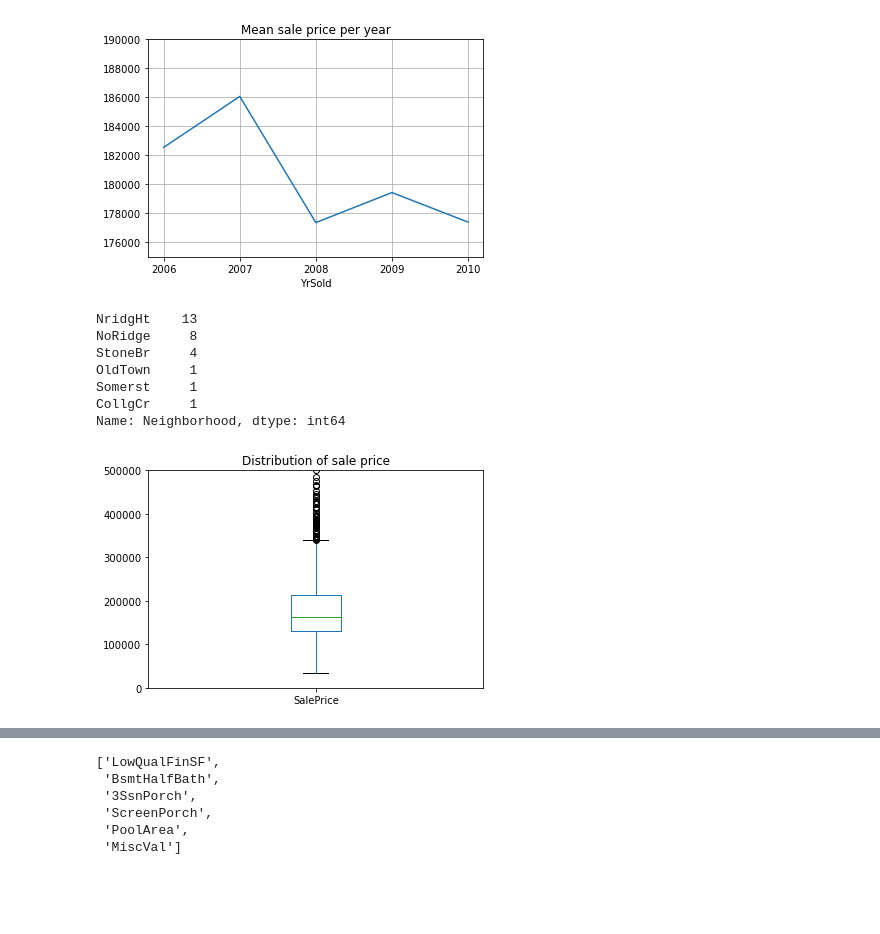
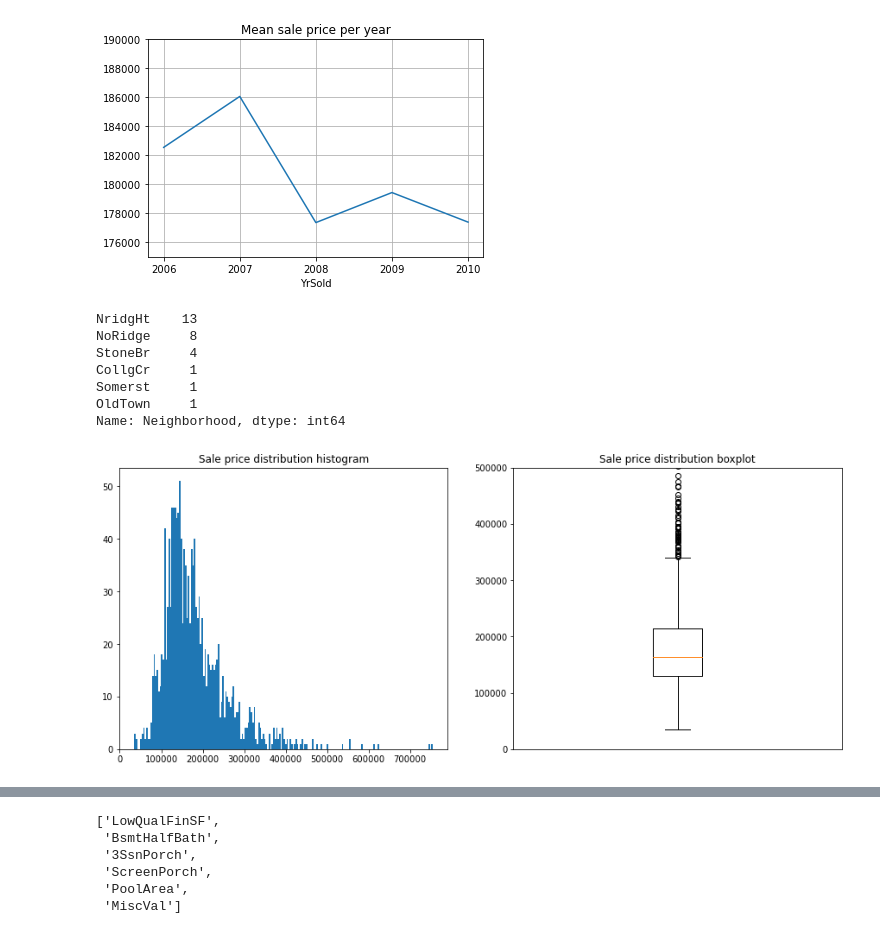
Before and after one commit to therinz/housing_stats, a Jupyter notebook: notebooks/housing.ipynb, the cells around one changed output, grey strips where cells are left out. Cells and saved outputs as stored; diff of their text form; code cells hidden in the pictures; blank space fills up the shorter version.

```diff
--- a/notebooks/import_csv.ipynb
+++ b/notebooks/housing.ipynb
@@ -139,17 +137,23 @@ YrSold
 2010    177393
 Name: SalePrice, dtype: int32
 [figure]
-# %%
-# How is the sale price distributed?
-h["SalePrice"].plot(kind="box", ylim=(0, 500000),
-                    title="Distribution of sale price")
-h[h["SalePrice"] > 400000]["Neighborhood"].value_counts()
-# %% [output]
-NridgHt    13
-NoRidge     8
-StoneBr     4
-OldTown     1
-Somerst     1
-CollgCr     1
-Name: Neighborhood, dtype: int64
-[figure, removed]
+# %%
+# How is the sale price distributed?
+fig, ax = plt.subplots(1, 2, figsize=(15, 6))
+ax[0].hist(h["SalePrice"], bins=200)
+ax[0].set_title("Sale price distribution histogram")
+ax[1].boxplot(h["SalePrice"])
+ax[1].set_title("Sale price distribution boxplot")
+ax[1].set_ylim(0, 500000)
+ax[1].set_ylim(0, 500000)
+ax[1].set_xticks([])
+h[h["SalePrice"] > 400000]["Neighborhood"].value_counts()
+# %% [output]
+NridgHt    13
+NoRidge     8
+StoneBr     4
+CollgCr     1
+Somerst     1
+OldTown     1
+Name: Neighborhood, dtype: int64
+[figure, added]
```
Also changed, not shown: parts of 13 cells of this notebook, 1 other file.
